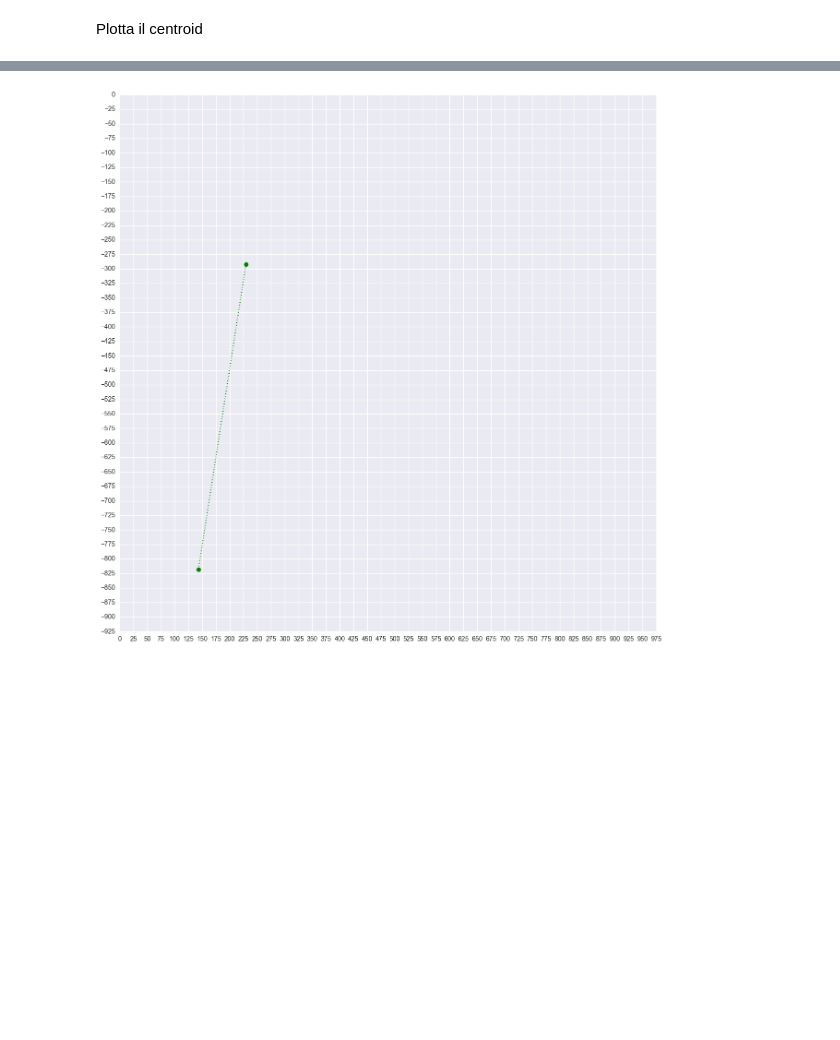
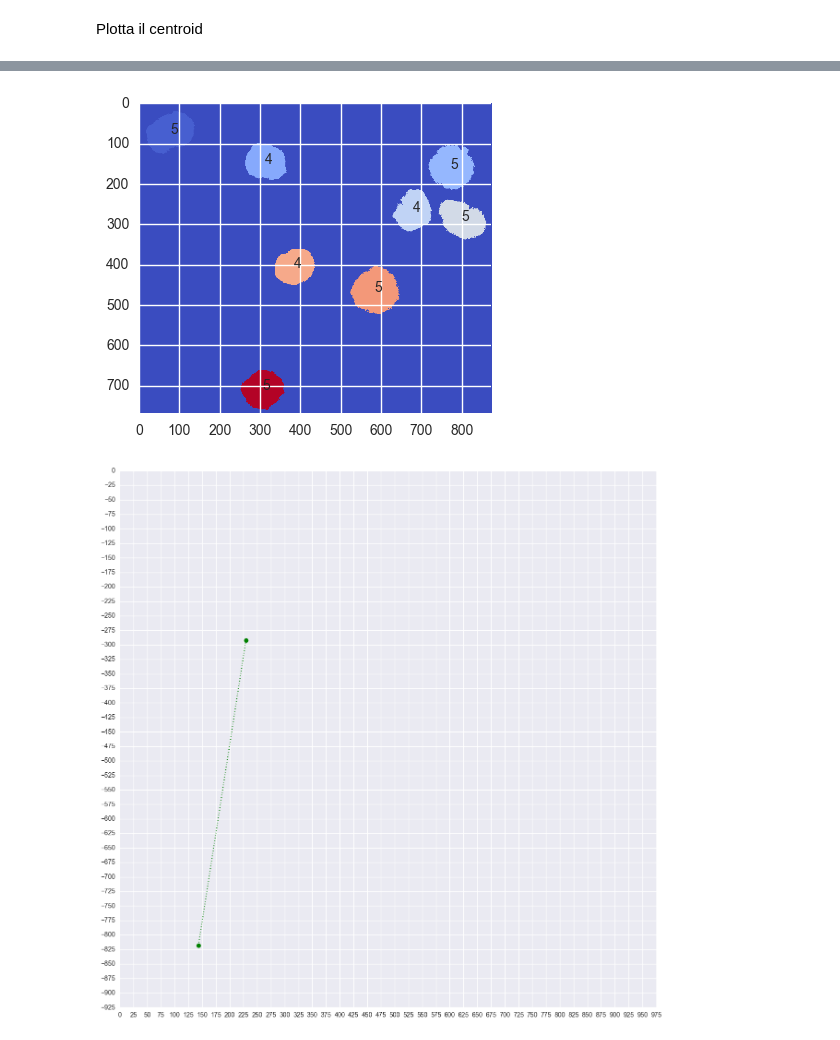
Before and after one commit to serenafalcioni/shared_nbks, a Jupyter notebook: trovagranuli1.ipynb, the cells around one changed output, grey strips where cells are left out. Saved outputs shown, nothing was run; the diff lists cells and outputs as text; code cells hidden in the pictures; blank space fills up the shorter version.

```diff
--- a/trovagranuli1.ipynb
+++ b/trovagranuli1.ipynb
@@ -247,3 +249,10 @@ for i in np.arange(len(x)):
+# %%
+fig, ax1 = plt.subplots()
+ax1.imshow(marker_image, cmap='coolwarm');
+for i in np.arange(len(x)):
+    ax1.annotate(str(int(cls[i])), xy=(x[i], y[i]), xytext=(x[i], y[i]));
+# %% [output]
+[figure, added]
 # %%
 #fig = plt.figure(figsize=(10,10))
 #sns.pairplot(props)#prendi solo l'immagine che ti interessa...l'ultima
```
Also changed, not shown: parts of 3 cells of this notebook.
